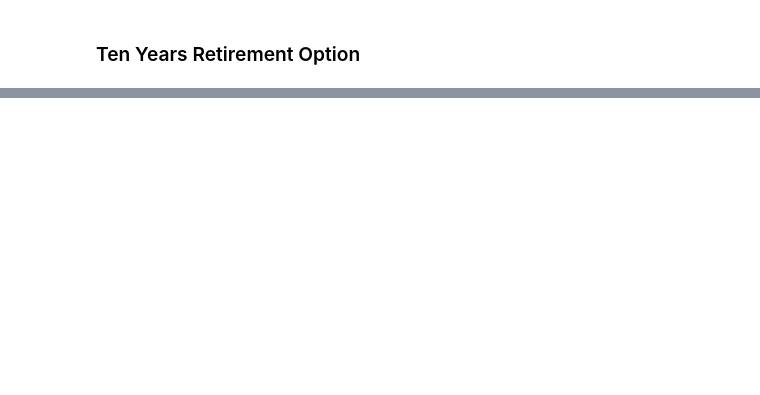
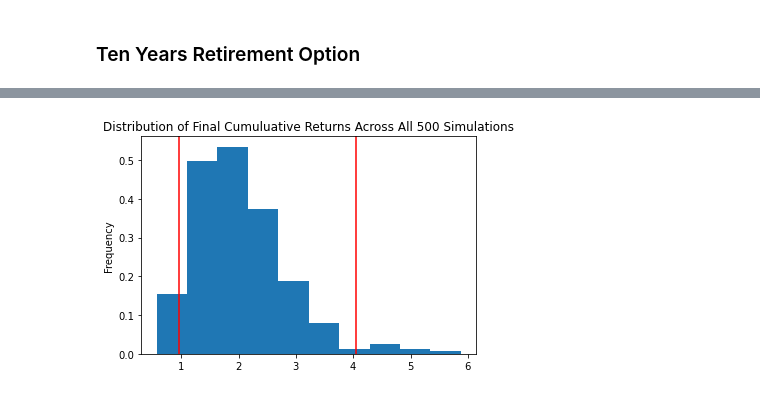
Before and after one commit to salmankhaliq22/Financial_planner, a Jupyter notebook: financial-planner.ipynb, the cells around one changed output, grey strips where cells are left out. Drawn from its saved outputs; the diff is of its cells as text; code cells hidden in the pictures; blank space fills up the shorter version.

```diff
--- a/financial-planner.ipynb
+++ b/financial-planner.ipynb
@@ -454,0 +391,14 @@ Running Monte Carlo simulation number 490.
+# %%
+# Configuring a Monte Carlo simulation to forecast 5 years cumulative returns
+MC_Sim_10 = MCSimulation(
+    portfolio_data = df_stock_data,
+    weights = [.40,.60],
+    num_simulation = 500,
+    num_trading_days = 252*10
+)
+
+# Printing the simulation input data
+print(MC_Sim_10)
+
+# Running a Monte Carlo simulation to forecast 30 years cumulative returns
+MC_Sim_10.calc_cumulative_return()
@@ -454,0 +430,9 @@ Running Monte Carlo simulation number 490.
+# %%
+# Plot probability distribution and confidence intervals
+dist_plot = MC_Sim_10.plot_distribution()
+
+# Save the plot for future usage
+dist_plot.get_figure().savefig('MC_Sim_10_years_dist_plot.png',bbox_inches='tight')
+plt.show()
+# %% [output]
+[figure, added]
```
Also changed, not shown: parts of 19 cells of this notebook, 4 other files.
